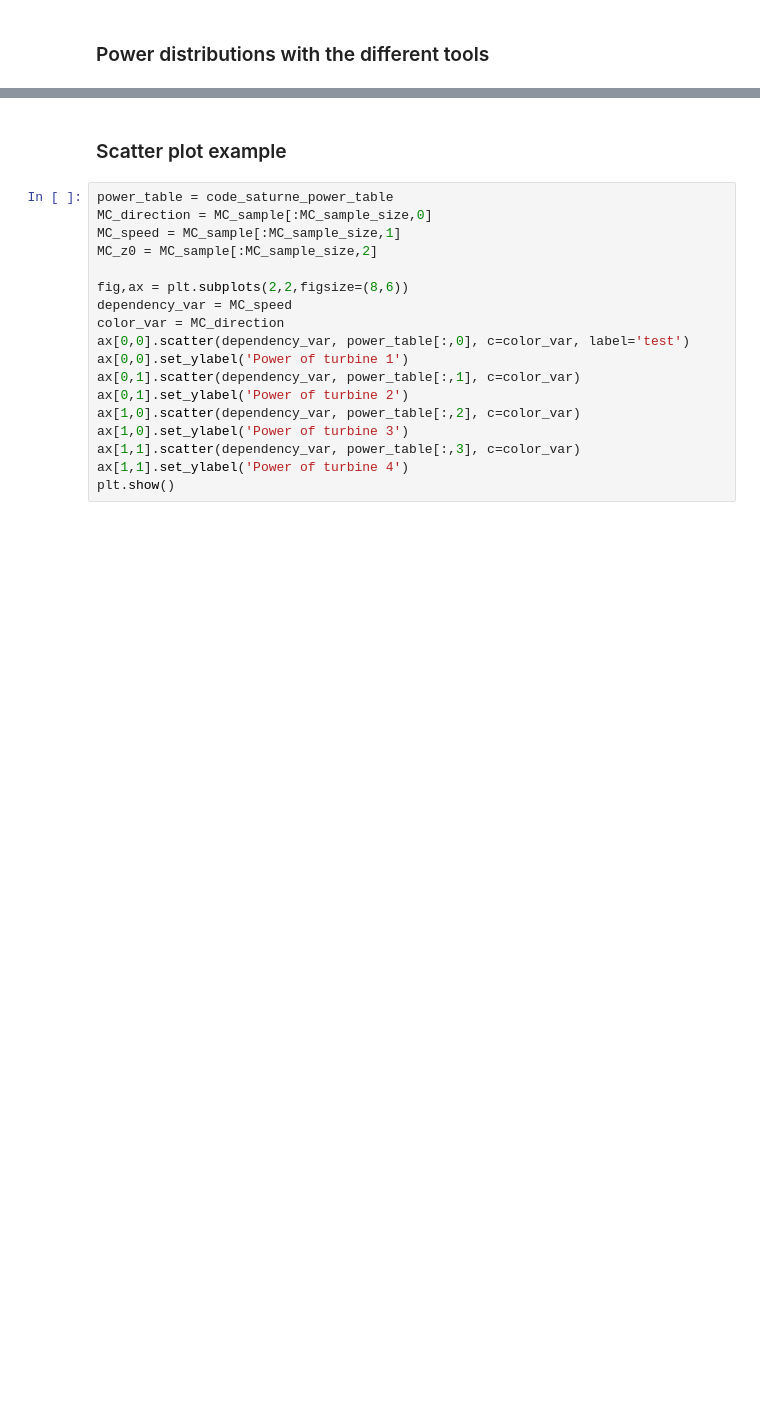
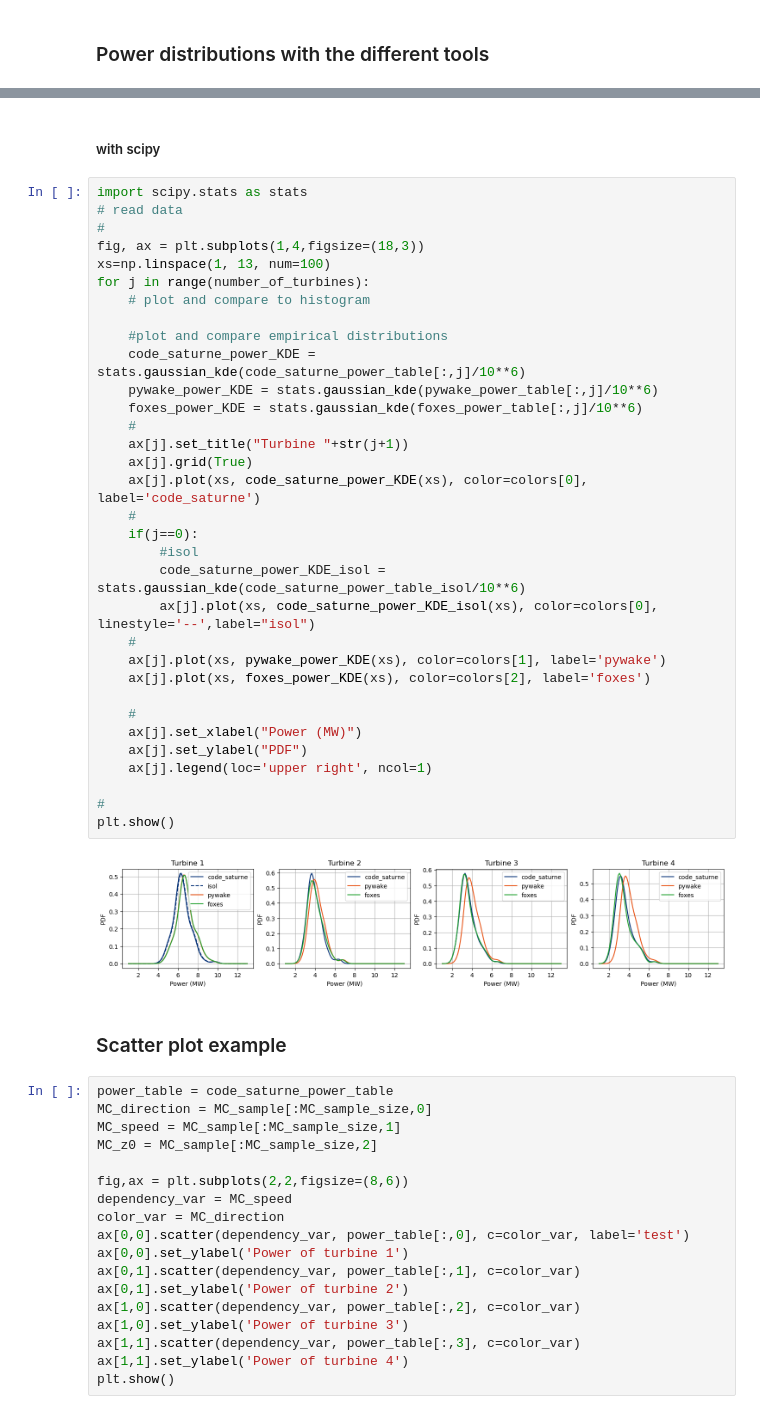
Before and after one commit to bjarketol/WIFA, a Jupyter notebook: vnv/uq_validation/SA_FLOW_tools_power.ipynb, the cells around one changed output, grey strips where cells are left out. Cells and saved outputs as stored; diff of their text form; blank space fills up the shorter version.

```diff
--- a/vnv/uq_validation/SA_FLOW_tools_power.ipynb
+++ b/vnv/uq_validation/SA_FLOW_tools_power.ipynb
@@ -153,3 +166,40 @@ plt.show()
+# %% [markdown]
+##### with scipy
+# %%
+import scipy.stats as stats
+# read data
+#
+fig, ax = plt.subplots(1,4,figsize=(18,3))
+xs=np.linspace(1, 13, num=100)
+for j in range(number_of_turbines):
+    # plot and compare to histogram
+
+    #plot and compare empirical distributions
+    code_saturne_power_KDE = stats.gaussian_kde(code_saturne_power_table[:,j]/10**6)
+    pywake_power_KDE = stats.gaussian_kde(pywake_power_table[:,j]/10**6)
+    foxes_power_KDE = stats.gaussian_kde(foxes_power_table[:,j]/10**6)
+    #
+    ax[j].set_title("Turbine "+str(j+1))
+    ax[j].grid(True)
+    ax[j].plot(xs, code_saturne_power_KDE(xs), color=colors[0], label='code_saturne')
+    #
+    if(j==0):
+        #isol
+        code_saturne_power_KDE_isol = stats.gaussian_kde(code_saturne_power_table_isol/10**6)
+        ax[j].plot(xs, code_saturne_power_KDE_isol(xs), color=colors[0], linestyle='--',label="isol")
+    #
+    ax[j].plot(xs, pywake_power_KDE(xs), color=colors[1], label='pywake')
+    ax[j].plot(xs, foxes_power_KDE(xs), color=colors[2], label='foxes')
+
+    #
+    ax[j].set_xlabel("Power (MW)")
+    ax[j].set_ylabel("PDF")
+    ax[j].legend(loc='upper right', ncol=1)
+
+#
+plt.show()
+# %% [output]
+[figure, added]
 # %% [markdown]
 ### Scatter plot example
 # %%
```
Also changed, not shown: parts of 13 cells of this notebook.
